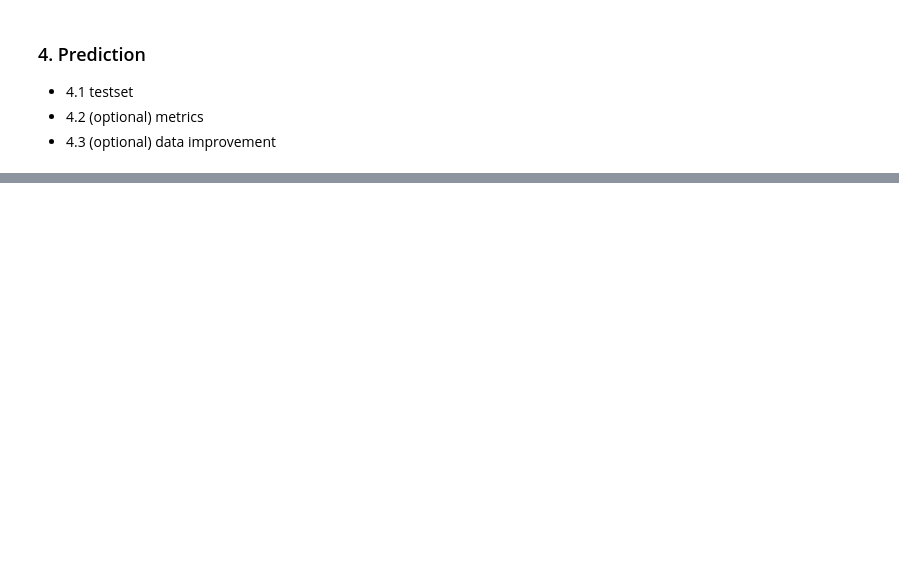
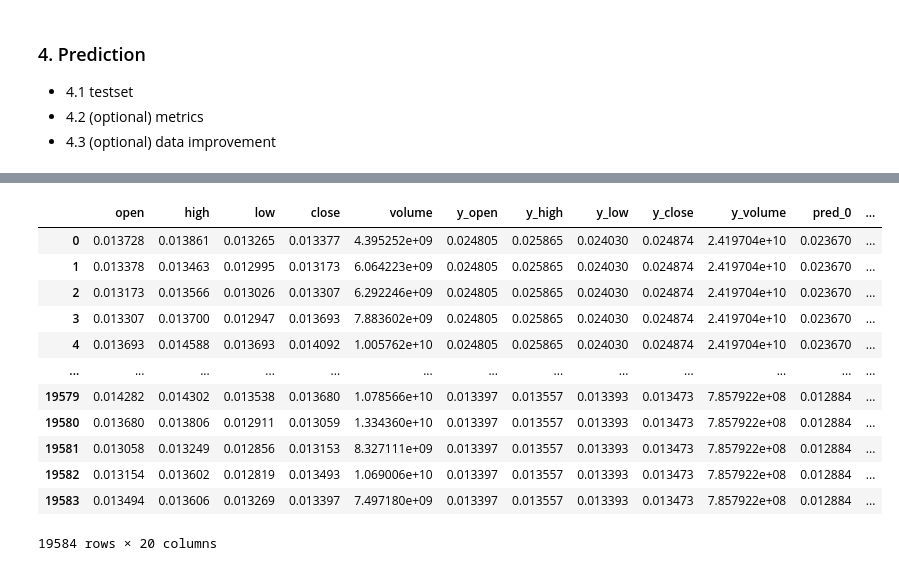
Before and after one commit to bnbsking/Side-Project--Finance, a Jupyter notebook: prototype/exp1/main.ipynb, the cells around one changed output, grey strips where cells are left out. Drawn from its saved outputs; the diff is of its cells as text; code cells hidden in the pictures; blank space fills up the shorter version.

```diff
--- a/prototype/exp1/main.ipynb
+++ b/prototype/exp1/main.ipynb
@@ -571,2 +600,21 @@ for dataset_result, loader, name in [
     #print(df_result)
     #raise
+# %%
+# plot
+
+df = pd.read_csv("/app/prototype/exp1/output/valid_df_result.csv")
+df
+# %% [output]
+|  | open | high | low | close | volume | y_open | y_high | y_low | y_close | y_volume | pred_0 | ... |
+| 0 | 0.013728 | 0.013861 | 0.013265 | 0.013377 | 4.395252e+09 | 0.024805 | 0.025865 | 0.024030 | 0.024874 | 2.419704e+10 | 0.023670 | ... |
+| 1 | 0.013378 | 0.013463 | 0.012995 | 0.013173 | 6.064223e+09 | 0.024805 | 0.025865 | 0.024030 | 0.024874 | 2.419704e+10 | 0.023670 | ... |
+| 2 | 0.013173 | 0.013566 | 0.013026 | 0.013307 | 6.292246e+09 | 0.024805 | 0.025865 | 0.024030 | 0.024874 | 2.419704e+10 | 0.023670 | ... |
+| 3 | 0.013307 | 0.013700 | 0.012947 | 0.013693 | 7.883602e+09 | 0.024805 | 0.025865 | 0.024030 | 0.024874 | 2.419704e+10 | 0.023670 | ... |
+| 4 | 0.013693 | 0.014588 | 0.013693 | 0.014092 | 1.005762e+10 | 0.024805 | 0.025865 | 0.024030 | 0.024874 | 2.419704e+10 | 0.023670 | ... |
+| ... | ... | ... | ... | ... | ... | ... | ... | ... | ... | ... | ... | ... |
+| 19579 | 0.014282 | 0.014302 | 0.013538 | 0.013680 | 1.078566e+10 | 0.013397 | 0.013557 | 0.013393 | 0.013473 | 7.857922e+08 | 0.012884 | ... |
+| 19580 | 0.013680 | 0.013806 | 0.012911 | 0.013059 | 1.334360e+10 | 0.013397 | 0.013557 | 0.013393 | 0.013473 | 7.857922e+08 | 0.012884 | ... |
+| 19581 | 0.013058 | 0.013249 | 0.012856 | 0.013153 | 8.327111e+09 | 0.013397 | 0.013557 | 0.013393 | 0.013473 | 7.857922e+08 | 0.012884 | ... |
+| 19582 | 0.013154 | 0.013602 | 0.012819 | 0.013493 | 1.069006e+10 | 0.013397 | 0.013557 | 0.013393 | 0.013473 | 7.857922e+08 | 0.012884 | ... |
+| 19583 | 0.013494 | 0.013606 | 0.013269 | 0.013397 | 7.497180e+09 | 0.013397 | 0.013557 | 0.013393 | 0.013473 | 7.857922e+08 | 0.012884 | ... |
+19584 rows × 20 columns
```
Also changed, not shown: parts of 8 cells of this notebook, 4 other files.
